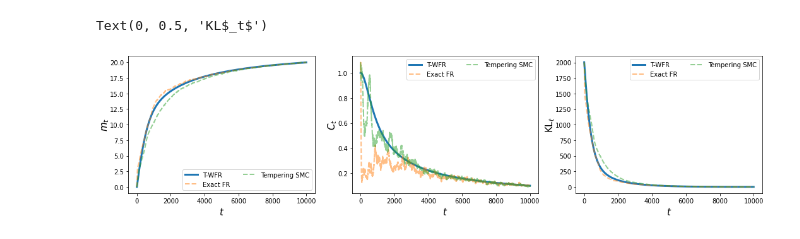
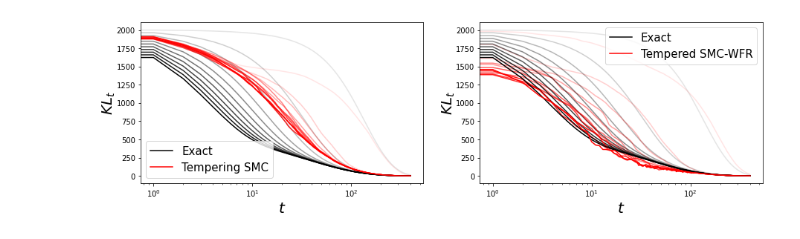
Before and after one commit to FrancescaCrucinio/SMC-WFR, a Jupyter notebook: TemperedFRVSTemperingSMC.ipynb, the cells around one changed output. Saved outputs shown, nothing was run; the diff lists cells and outputs as text; code cells hidden in the pictures.

Commit message:
tempering

```diff
--- a/TemperedFRVSTemperingSMC.ipynb
+++ b/TemperedFRVSTemperingSMC.ipynb
@@ -22,7 +22,6 @@ sigma = 0.1
 mu0 = 0
 sigma0 = 1
 # %%
-Niter = 10000
-gamma = 0.001
-N = 1000
+Niter = 400
+N = 500
 X0 = np.random.normal(0, 1, size = N)
@@ -89,29 +107,29 @@ plt.hist(X_tsmc[-1, :], density = True, weights = W_tsmc[-1, :], bins = 50);
-# %%
-plt.figure(figsize = (18, 4))
-# plt.subplot(1, 4, 1)
-plt.subplot(1, 3, 1)
-plt.plot(np.arange(Niter+1), mean_eq_twfr, label = 'T-WFR', lw = 3)
-plt.plot(np.arange(Niter), mean_twfr, label = 'Exact FR', lw = 2, linestyle = 'dashed', alpha = 0.5)
-plt.plot(np.arange(Niter), mean_tsmc, label = 'Tempering SMC', lw = 2, linestyle = 'dashed', alpha = 0.5)
-plt.xlabel('$t$', fontsize = 15)
-plt.ylabel('$m_t$', fontsize = 15, labelpad=-1)
-plt.legend(ncol = 2)
-# plt.subplot(1, 4, 2)
-plt.subplot(1, 3, 2)
-plt.plot(np.arange(Niter+1), var_eq_twfr, label = 'T-WFR', lw = 3)
-plt.plot(np.arange(Niter), var_twfr, label = 'Exact FR', lw = 2, linestyle = 'dashed', alpha = 0.5)
-plt.plot(np.arange(Niter), var_tsmc, label = 'Tempering SMC', lw = 2, linestyle = 'dashed', alpha = 0.5)
-plt.legend(ncol = 2)
-plt.xlabel('$t$', fontsize = 15)
-plt.ylabel('$C_t$', fontsize = 15, labelpad=-1)
-plt.subplot(1, 3, 3)
-plt.plot(np.arange(Niter+1), kl_eq_twfr, label = 'T-WFR', lw = 3)
-plt.plot(np.arange(Niter), kl_twfr, label = 'Exact FR', lw = 2, linestyle = 'dashed', alpha = 0.5)
-plt.plot(np.arange(Niter), kl_tsmc, label = 'Tempering SMC', lw = 2, linestyle = 'dashed', alpha = 0.5)
-plt.legend(ncol = 2)
-plt.xlabel('$t$', fontsize = 15)
-plt.ylabel('KL$_t$', fontsize = 15, labelpad=-1)
-# plt.savefig('gaussian_tempered_fr_smc_001.pdf', bbox_inches="tight")
-# %% [output]
-Text(0, 0.5, 'KL$_t$')
-[figure, removed]
+# %%
+alphas = np.linspace(0.1, 1, gammas.size)
+
+plt.figure(figsize = (15, 4))
+plt.subplot(1, 2, 1)
+for j in range(gammas.size):
+    if(j == gammas.size-1):
+        plt.plot(kl_eq_twfr[j, :], c = 'black', alpha = alphas[j], label = 'Exact');
+        plt.plot(kl_tsmc[j, :], c = 'red', alpha = alphas[j], label = 'Tempering SMC');
+    else:
+        plt.semilogx(kl_eq_twfr[j, :], c = 'black', alpha = alphas[j]);
+        plt.plot(kl_tsmc[j, :], c = 'red', alpha = alphas[j]);
+plt.xlabel('$t$', fontsize = 20)
+plt.ylabel('$KL_t$', fontsize = 20, labelpad=-1)
+plt.legend(fontsize = 15)
+plt.subplot(1, 2, 2)
+for j in range(gammas.size):
+    if(j == gammas.size-1):
+        plt.semilogx(kl_eq_twfr[j, :], c = 'black', alpha = alphas[j], label = 'Exact');
+        plt.plot(kl_twfr[j, :], c = 'red', alpha = alphas[j], label = 'Tempered SMC-WFR');
+    else:
+        plt.plot(kl_eq_twfr[j, :], c = 'black', alpha = alphas[j]);
+        plt.plot(kl_twfr[j, :], c = 'red', alpha = alphas[j]);
+plt.xlabel('$t$', fontsize = 20)
+plt.ylabel('$KL_t$', fontsize = 20, labelpad=-1)
+plt.legend(fontsize = 15)
+plt.savefig('gaussian_tempered_fr_smc.pdf', bbox_inches="tight")
+# %% [output]
+[figure, added]
```
Also changed, not shown: parts of 11 cells of this notebook.
